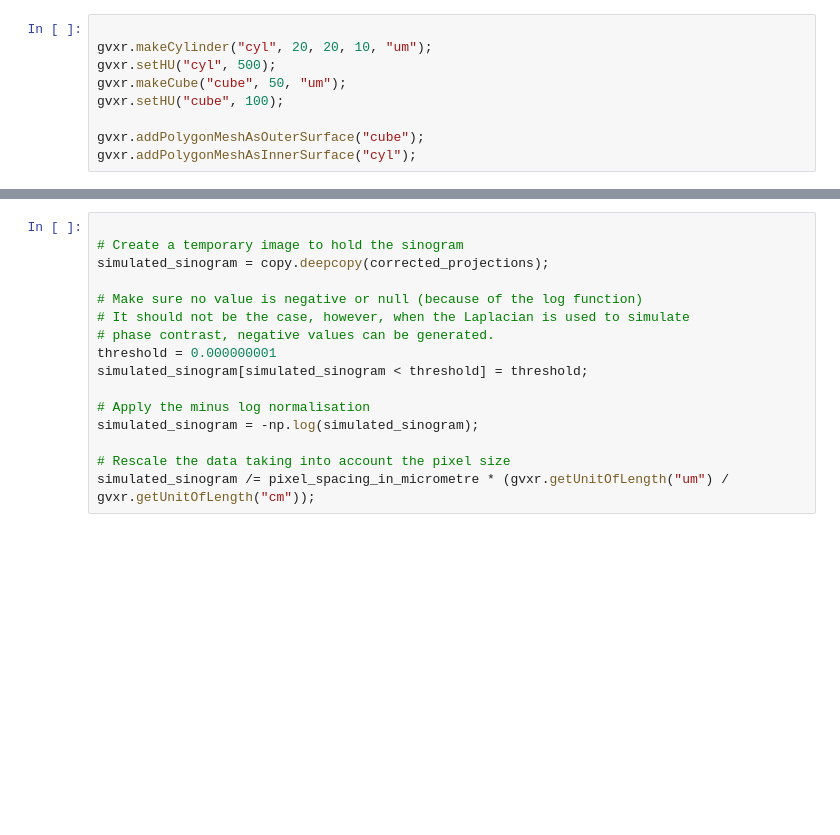
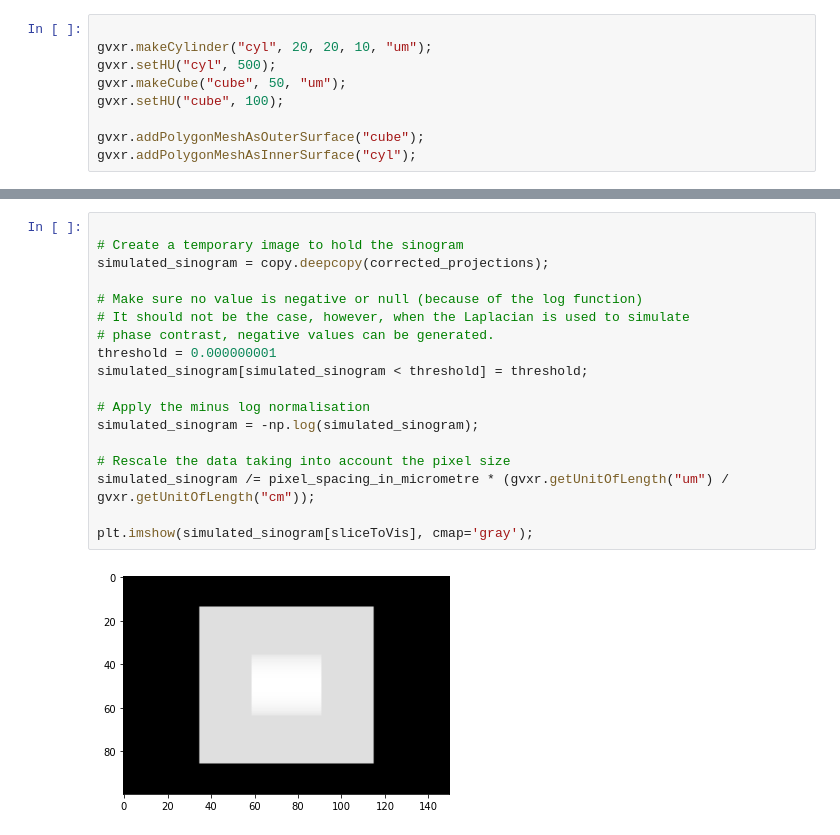
Before and after one commit to Chummbles/gvxr_recon_example, a Jupyter notebook: notebook1.ipynb, the cells around one changed output, grey strips where cells are left out. Cells and saved outputs as stored; diff of their text form; blank space fills up the shorter version.

```diff
--- a/notebook1.ipynb
+++ b/notebook1.ipynb
@@ -64,19 +74,23 @@ corrected_projections = (raw_projections - dark_field_image) / (flat_field_image
 # %%
 
 # Create a temporary image to hold the sinogram
 simulated_sinogram = copy.deepcopy(corrected_projections);
 
 # Make sure no value is negative or null (because of the log function)
 # It should not be the case, however, when the Laplacian is used to simulate
 # phase contrast, negative values can be generated.
 threshold = 0.000000001
 simulated_sinogram[simulated_sinogram < threshold] = threshold;
 
 # Apply the minus log normalisation
 simulated_sinogram = -np.log(simulated_sinogram);
 
 # Rescale the data taking into account the pixel size
 simulated_sinogram /= pixel_spacing_in_micrometre * (gvxr.getUnitOfLength("um") / gvxr.getUnitOfLength("cm"));
+
+plt.imshow(simulated_sinogram[sliceToVis], cmap='gray');
+# %% [output]
+[figure, added]
 # %%
 CT_slice_from_simulated_sinogram = [];
 
```
Also changed, not shown: parts of 5 cells of this notebook.
